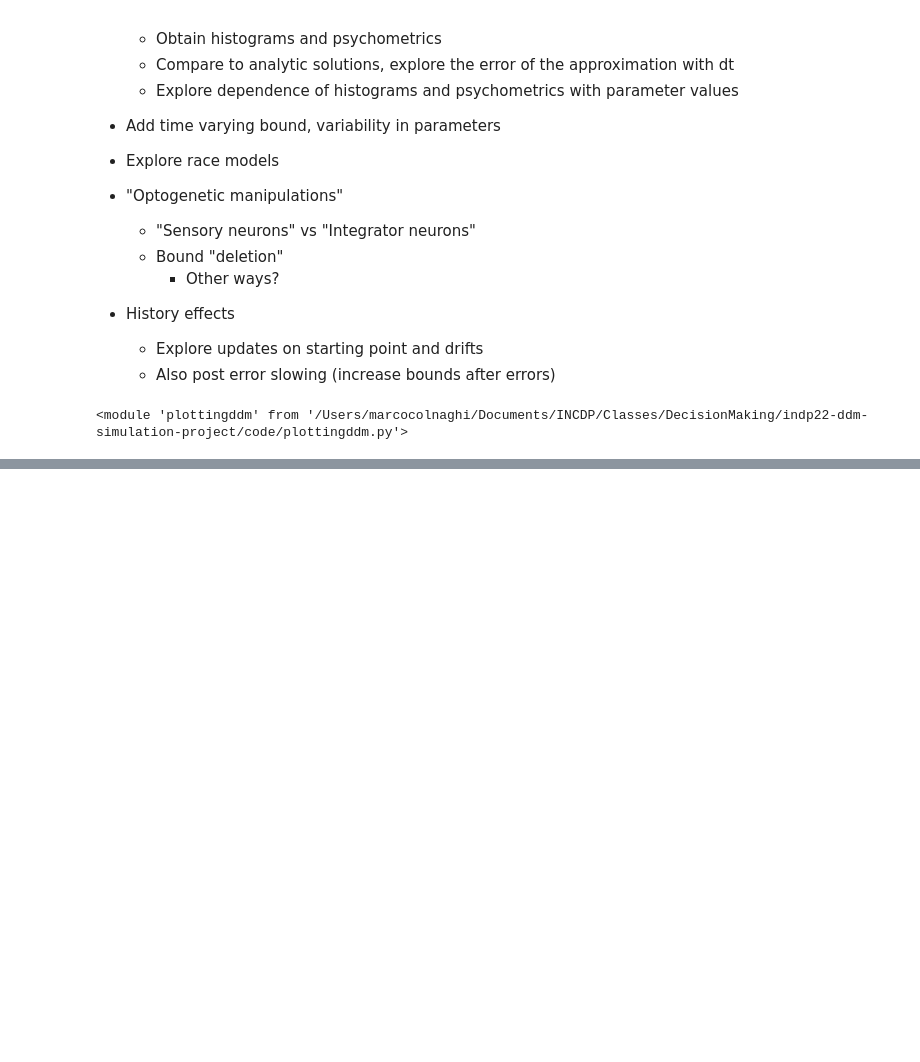
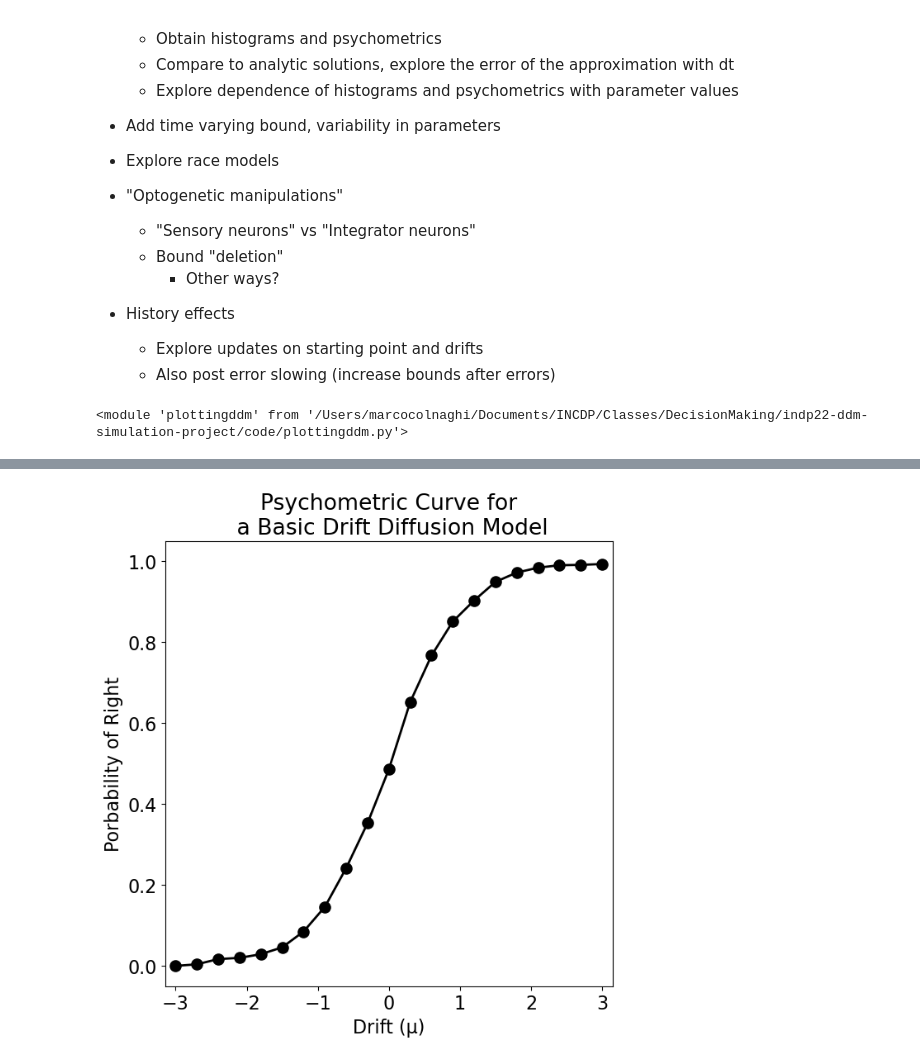
Before and after one commit to I-Pica/indp22-ddm-simulation-project, a Jupyter notebook: code/marco-sim-ddm.ipynb, the cells around one changed output, grey strips where cells are left out. Cells and saved outputs as stored; diff of their text form; code cells hidden in the pictures; blank space fills up the shorter version.

```diff
--- a/code/marco-sim-ddm.ipynb
+++ b/code/marco-sim-ddm.ipynb
@@ -562,0 +88,45 @@ thetadecaying[0]
+# %%
+# Define DDM parameters
+mu = 2 # drift
+theta = 1 # bound
+z = 0 # starting point
+sigma = 1 # noise std
+
+# Define simulation parameters
+n_trials = 1000
+dt = .001
+T = 10
+
+t = np.arange(0, T, dt)
+theta = theta*np.ones((t.size,1))
+
+# Run DDM simulations for different drifts
+n_mu = 21
+mu_list = 3*np.linspace(-1, 1, n_mu)
+z_list = 0*np.concatenate((-np.ones((10,)),\
+                              np.zeros((1,)),\
+                              np.ones((10,))))
+
+# Preallocate results
+S_list = []
+hits_list = []
+errs_list = []
+for i, mu in enumerate(mu_list):
+    z = z_list[i]
+    # Simulate trajectories
+    S, _ = ddm.sim_ddm(mu, theta, z, sigma, n_trials, dt, T, seed=seed)
+    S_list.append(S)
+    hits, errs = ddm.calc_hits_errs(S, mu)
+    hits_list.append(hits)
+    errs_list.append(errs)
+# %%
+# Plot a psychometric curve
+prob_a = ddm.calc_psychometric(S_list, mu_list)
+fig = plt.figure(figsize=(7,7))
+pddm.plot_psychometric(prob_a, mu_list, [0, 0, 0])
+plt.plot(mu_list, prob_a, color='k', linewidth= 2)
+plt.title('Psychometric Curve for\n a Basic Drift Diffusion Model')
+plt.show()
+fig.savefig('BasicPsychometricCurve.png', format='png', dpi=900)
+# %% [output]
+[figure, added]
```
Also changed, not shown: parts of 55 cells of this notebook, 1 other file.
